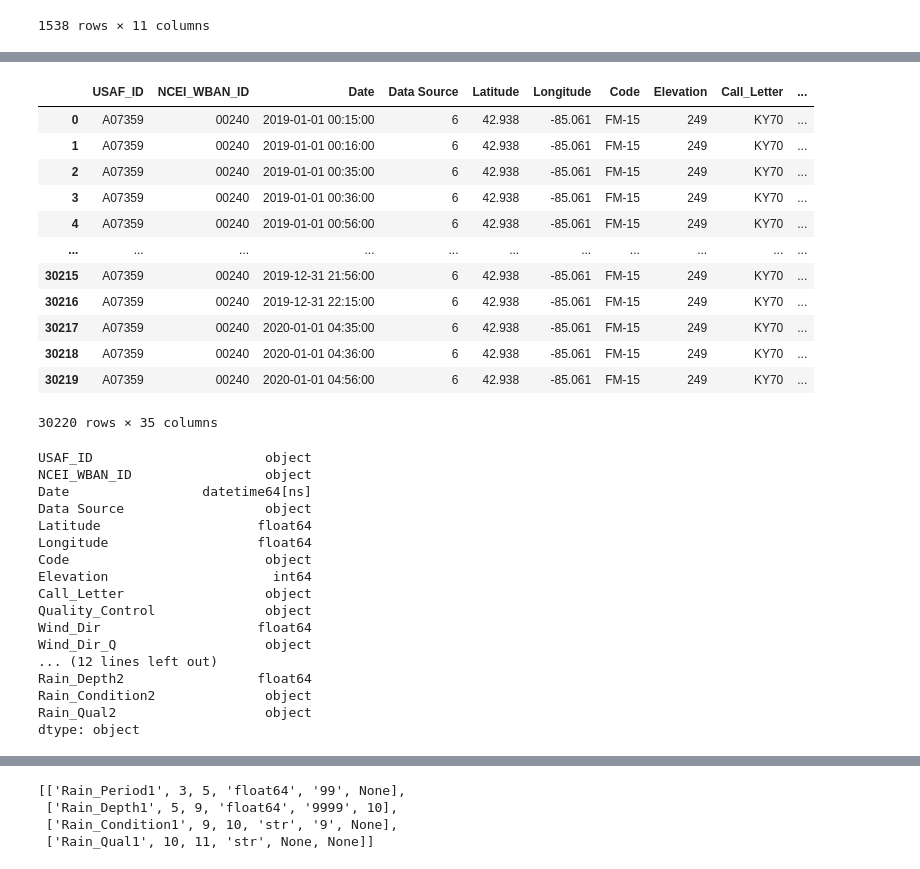
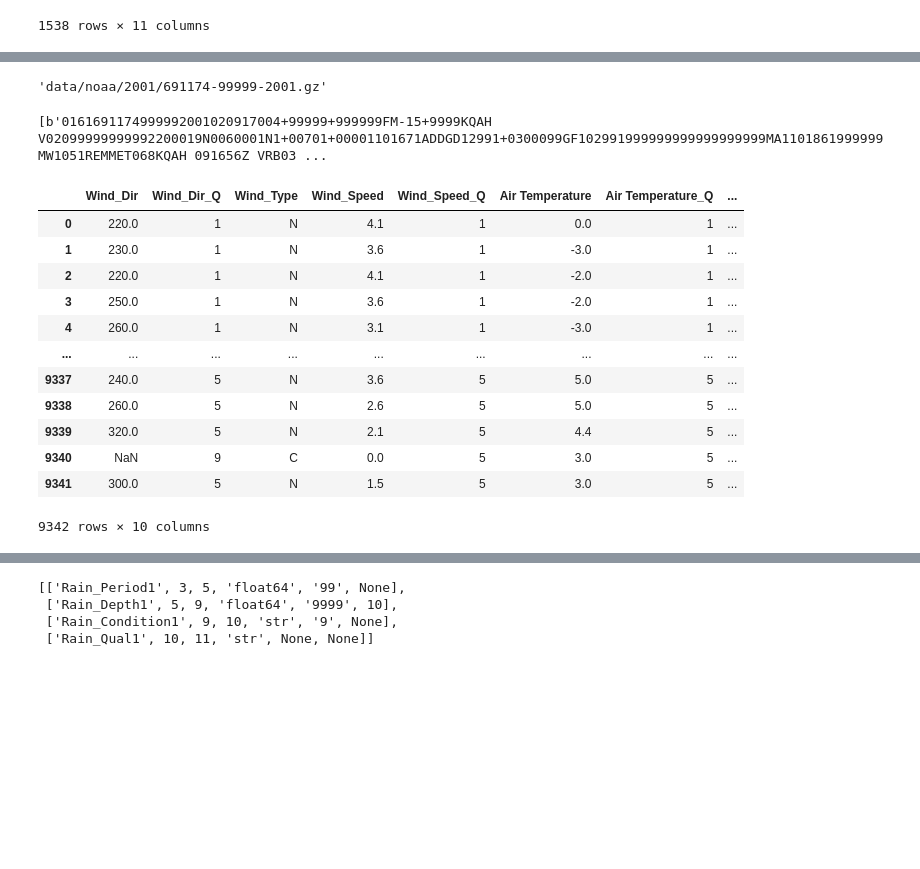
Before and after one commit to coreyryanhanson/hackthebay, a Jupyter notebook: noaa.ipynb, the cells around one changed output, grey strips where cells are left out. Saved outputs shown, nothing was run; the diff lists cells and outputs as text; code cells hidden in the pictures; blank space fills up the shorter version.

Commit message:
improvement to parsing for noaa

```diff
--- a/noaa.ipynb
+++ b/noaa.ipynb
@@ -237,9 +118,10 @@ with gzip.open("data/noaa/2019/A07359-00240-2019.gz", "rb") as f:
 # %%
 key = ["column_name", "start", "end", "dtype", "nan_value", "conversion factor"]
+
 fixed_locs = [["USAF_ID", 4, 10, "str", None, None], ["NCEI_WBAN_ID", 10, 15, "str", None, None],
               ["Date", 15, 27, "datetime", None, None], ["Data Source", 27, 28, "str", "9", None],
-              ["Latitude", 28, 34, "float64", "+99999", 1000], ["Longitude", 34, 41, "float64", "+99999", 1000],
-              ["Code", 41, 46, "str", "99999", None], ["Elevation", 46, 51, "int64", "+9999", None],
+              ["Latitude", 28, 34, "float64", "+99999", 1000], ["Longitude", 34, 41, "float64", "+999999", 1000],
+              ["Code", 41, 46, "str", "99999", None], ["Elevation", 46, 51, "float64", "+9999", None],
               ["Call_Letter", 51, 56, "str", "99999", None], ["Quality_Control", 56, 60, "str", "99999", None],
               ["Wind_Dir", 60, 63, "float64", "999", None], ["Wind_Dir_Q", 63, 64, "str", None, None],
               ["Wind_Type", 64, 65, "str", "9", None], ["Wind_Speed", 65, 69, "float64", "9999", 10],
@@ -247,56 +129,46 @@ fixed_locs = [["USAF_ID", 4, 10, "str", None, None], ["NCEI_WBAN_ID", 10, 15, "s
               ["Air Temperature_Q", 92, 93, "str", None, None], ["Air_Pressure", 99, 104, "float64", "99999", 10],
               ["Air_Pressure_Q", 104, 105, "str", None, None]]
 
-optional_locs = OrderedDict([("AA1",[11, [["Rain_Period1", 3, 5, "float64", "99", None],
+optional_locs = OrderedDict([("AA1",[11, [["Rain_Period1", 3, 5, "str", "99", None],
                                           ["Rain_Depth1", 5, 9, "float64", "9999", 10],
                                           ["Rain_Condition1", 9, 10, "str", "9", None],
                                           ["Rain_Qual1", 10, 11, "str", None, None]]]),
-                             ("AA2",[11, [["Rain_Period2", 3, 5, "float64", "99", None],
+                             ("AA2",[11, [["Rain_Period2", 3, 5, "str", "99", None],
                                           ["Rain_Depth2", 5, 9, "float64", "9999", 10],
                                           ["Rain_Condition2", 9, 10, "str", "9", None],
                                           ["Rain_Qual2", 10, 11, "str", None, None]]]),
-                             ("AA3",[11, [["Rain_Period3", 3, 5, "float64", "99", None],
+                             ("AA3",[11, [["Rain_Period3", 3, 5, "str", "99", None],
                                           ["Rain_Depth3", 5, 9, "float64", "9999", 10],
                                           ["Rain_Condition3", 9, 10, "str", "9", None],
                                           ["Rain_Qual3", 10, 11, "str", None, None]]]),
-                             ("AA4",[11, [["Rain_Period4", 3, 5, "float64", "99", None],
+                             ("AA4",[11, [["Rain_Period4", 3, 5, "str", "99", None],
                                           ["Rain_Depth4", 5, 9, "float64", "9999", 10],
                                           ["Rain_Condition4", 9, 10, "str", "9", None],
                                           ["Rain_Qual4", 10, 11, "str", None, None]]])])
-
-df = raw_noaa_to_dataframe(data, fixed_locs, optional_locs)
-df
-# %% [output]
-|  | USAF_ID | NCEI_WBAN_ID | Date | Data Source | Latitude | Longitude | Code | Elevation | Call_Letter | ... |
-| 0 | A07359 | 00240 | 2019-01-01 00:15:00 | 6 | 42.938 | -85.061 | FM-15 | 249 | KY70 | ... |
-| 1 | A07359 | 00240 | 2019-01-01 00:16:00 | 6 | 42.938 | -85.061 | FM-15 | 249 | KY70 | ... |
-| 2 | A07359 | 00240 | 2019-01-01 00:35:00 | 6 | 42.938 | -85.061 | FM-15 | 249 | KY70 | ... |
-| 3 | A07359 | 00240 | 2019-01-01 00:36:00 | 6 | 42.938 | -85.061 | FM-15 | 249 | KY70 | ... |
-| 4 | A07359 | 00240 | 2019-01-01 00:56:00 | 6 | 42.938 | -85.061 | FM-15 | 249 | KY70 | ... |
-| ... | ... | ... | ... | ... | ... | ... | ... | ... | ... | ... |
-| 30215 | A07359 | 00240 | 2019-12-31 21:56:00 | 6 | 42.938 | -85.061 | FM-15 | 249 | KY70 | ... |
-| 30216 | A07359 | 00240 | 2019-12-31 22:15:00 | 6 | 42.938 | -85.061 | FM-15 | 249 | KY70 | ... |
-| 30217 | A07359 | 00240 | 2020-01-01 04:35:00 | 6 | 42.938 | -85.061 | FM-15 | 249 | KY70 | ... |
-| 30218 | A07359 | 00240 | 2020-01-01 04:36:00 | 6 | 42.938 | -85.061 | FM-15 | 249 | KY70 | ... |
-| 30219 | A07359 | 00240 | 2020-01-01 04:56:00 | 6 | 42.938 | -85.061 | FM-15 | 249 | KY70 | ... |
-30220 rows × 35 columns
-# %%
-df.dtypes
-# %% [output]
-USAF_ID                      object
-NCEI_WBAN_ID                 object
-Date                 datetime64[ns]
-Data Source                  object
-Latitude                    float64
-Longitude                   float64
-Code                         object
-Elevation                     int64
-Call_Letter                  object
-Quality_Control              object
-Wind_Dir                    float64
-Wind_Dir_Q                   object
-... (12 lines left out)
-Rain_Depth2                 float64
-Rain_Condition2              object
-Rain_Qual2                   object
-dtype: object
+# %%
+station_filepaths[0]
+# %% [output]
+'data/noaa/2001/691174-99999-2001.gz'
+# %%
+noaa_gzip_to_raw(station_filepaths[0])
+# %% [output]
+[b'0161691174999992001020917004+99999+999999FM-15+9999KQAH V02099999999992200019N0060001N1+00701+00001101671ADDGD12991+0300099GF102991999999999999999999MA1101861999999MW1051REMMET068KQAH 091656Z VRB03 ...
+# %%
+raw_data = noaa_gzip_to_raw("data/noaa/2001/723075-13769-2001.gz")
+raw_data
+raw_noaa_to_dataframe(raw_data, fixed_locs, optional_locs).iloc[:, 10:20]
+#raw_noaa_to_dataframe(raw_data, fixed_locs, optional_locs).iloc[0]
+# %% [output]
+|  | Wind_Dir | Wind_Dir_Q | Wind_Type | Wind_Speed | Wind_Speed_Q | Air Temperature | Air Temperature_Q | ... |
+| 0 | 220.0 | 1 | N | 4.1 | 1 | 0.0 | 1 | ... |
+| 1 | 230.0 | 1 | N | 3.6 | 1 | -3.0 | 1 | ... |
+| 2 | 220.0 | 1 | N | 4.1 | 1 | -2.0 | 1 | ... |
+| 3 | 250.0 | 1 | N | 3.6 | 1 | -2.0 | 1 | ... |
+| 4 | 260.0 | 1 | N | 3.1 | 1 | -3.0 | 1 | ... |
+| ... | ... | ... | ... | ... | ... | ... | ... | ... |
+| 9337 | 240.0 | 5 | N | 3.6 | 5 | 5.0 | 5 | ... |
+| 9338 | 260.0 | 5 | N | 2.6 | 5 | 5.0 | 5 | ... |
+| 9339 | 320.0 | 5 | N | 2.1 | 5 | 4.4 | 5 | ... |
+| 9340 | NaN | 9 | C | 0.0 | 5 | 3.0 | 5 | ... |
+| 9341 | 300.0 | 5 | N | 1.5 | 5 | 3.0 | 5 | ... |
+9342 rows × 10 columns
```
Also changed, not shown: parts of 15 cells of this notebook, 2 other files.
